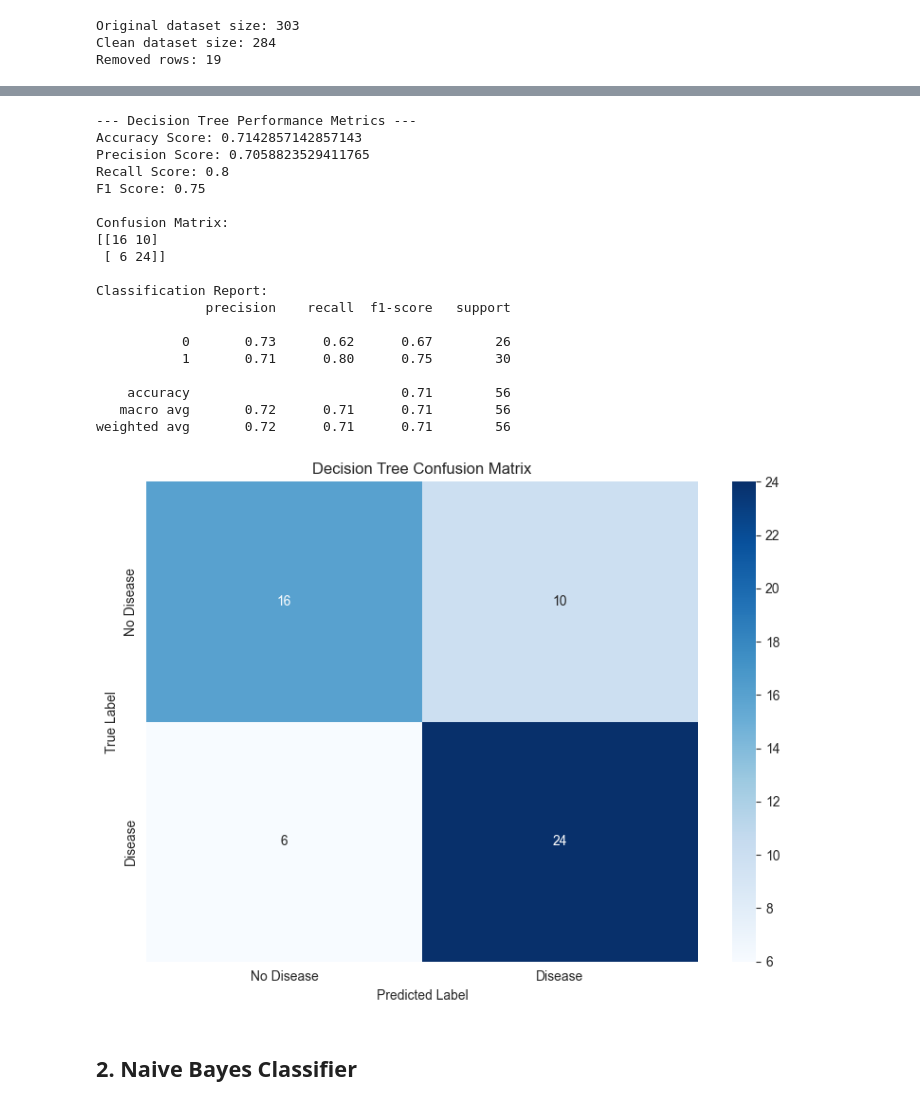
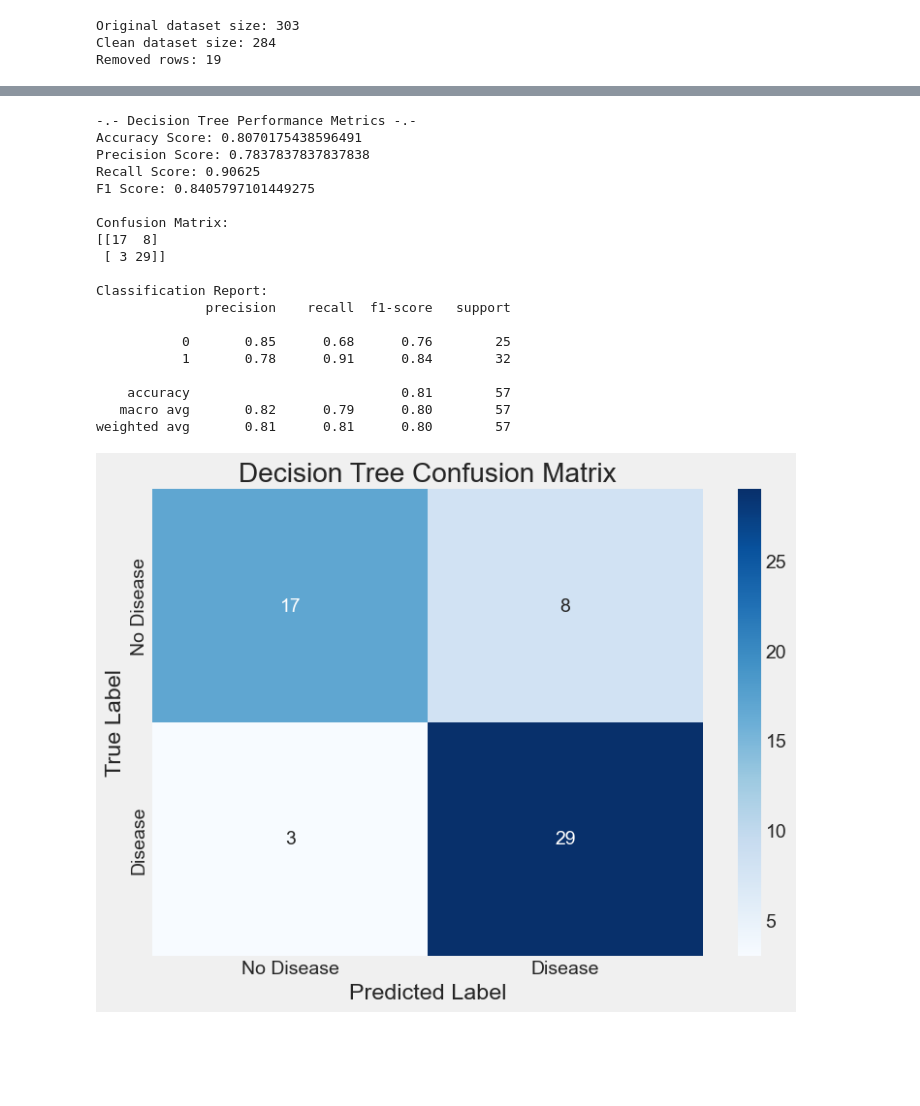
Before and after one commit to baherjr/DM-and-BI-Project, a Jupyter notebook: Heart Disease Classification Project.ipynb, the cells around one changed output, grey strips where cells are left out. Saved outputs shown, nothing was run; the diff lists cells and outputs as text; code cells hidden in the pictures; blank space fills up the shorter version.

```diff
--- a/Heart Disease Classification Project.ipynb
+++ b/Heart Disease Classification Project.ipynb
@@ -225,7 +292,7 @@ def remove_outliers(df):
     df_clean = df.copy()
 
     # DF Numeric columns
-
+    numeric_cols = ['age', 'trestbps', 'chol', 'thalach', 'oldpeak']
 
     # Remove outliers from each numeric column
     for col in numeric_cols:
@@ -297,32 +429,30 @@ def plot_confusion_matrix(y_true, y_pred, model_name):
 # %%
-dt_classifier = DecisionTreeClassifier(random_state=42)
+dt_classifier = DecisionTreeClassifier(criterion='entropy', random_state=42)
 dt_classifier.fit(X_train_scaled, y_train)
 
 dt_pred = dt_classifier.predict(X_test_scaled)
 
 # Evaluate Model
 evaluate_model(y_test, dt_pred, 'Decision Tree')
 plot_confusion_matrix(y_test, dt_pred, 'Decision Tree')
 # %% [output]
---- Decision Tree Performance Metrics ---
-Accuracy Score: 0.7142857142857143
-Precision Score: 0.7058823529411765
-Recall Score: 0.8
-F1 Score: 0.75
+-.- Decision Tree Performance Metrics -.-
+Accuracy Score: 0.8070175438596491
+Precision Score: 0.7837837837837838
+Recall Score: 0.90625
+F1 Score: 0.8405797101449275
 
 Confusion Matrix:
-[[16 10]
- [ 6 24]]
+[[17  8]
+ [ 3 29]]
 
 Classification Report:
               precision    recall  f1-score   support
 
-           0       0.73      0.62      0.67        26
-           1       0.71      0.80      0.75        30
+           0       0.85      0.68      0.76        25
+           1       0.78      0.91      0.84        32
 
-    accuracy                           0.71        56
-   macro avg       0.72      0.71      0.71        56
-weighted avg       0.72      0.71      0.71        56
+    accuracy                           0.81        57
+   macro avg       0.82      0.79      0.80        57
+weighted avg       0.81      0.81      0.80        57
-[figure, old version]
+[figure, new version]
-# %% [markdown]
-## 2. Naive Bayes Classifier
```
Also changed, not shown: parts of 35 cells of this notebook.
